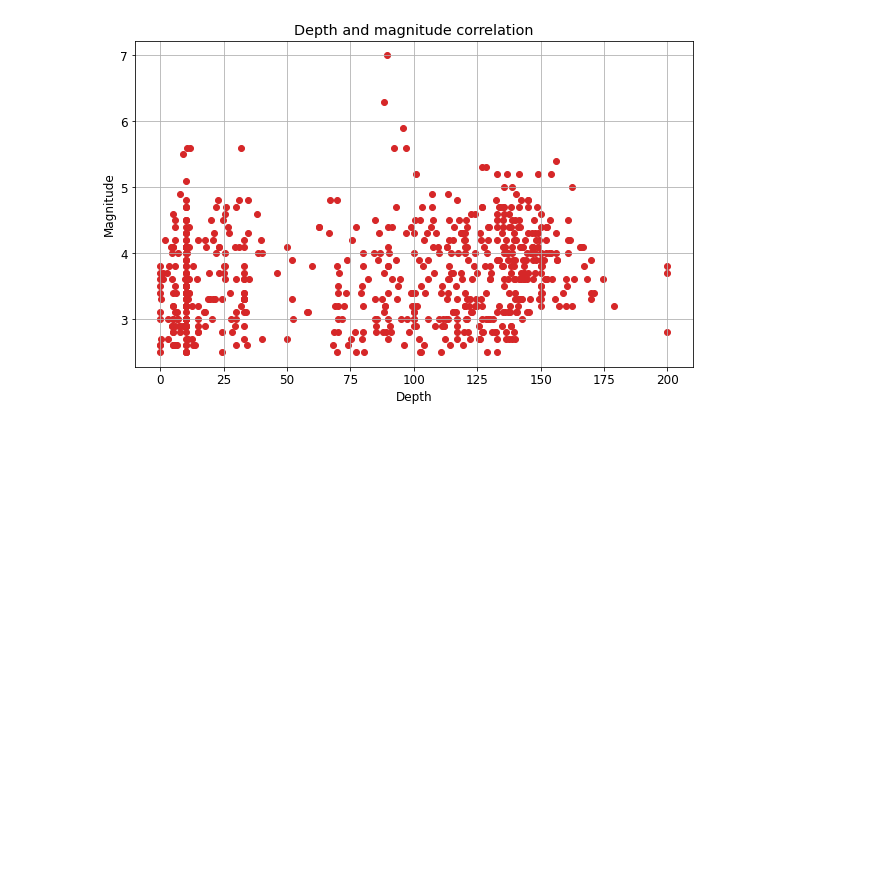
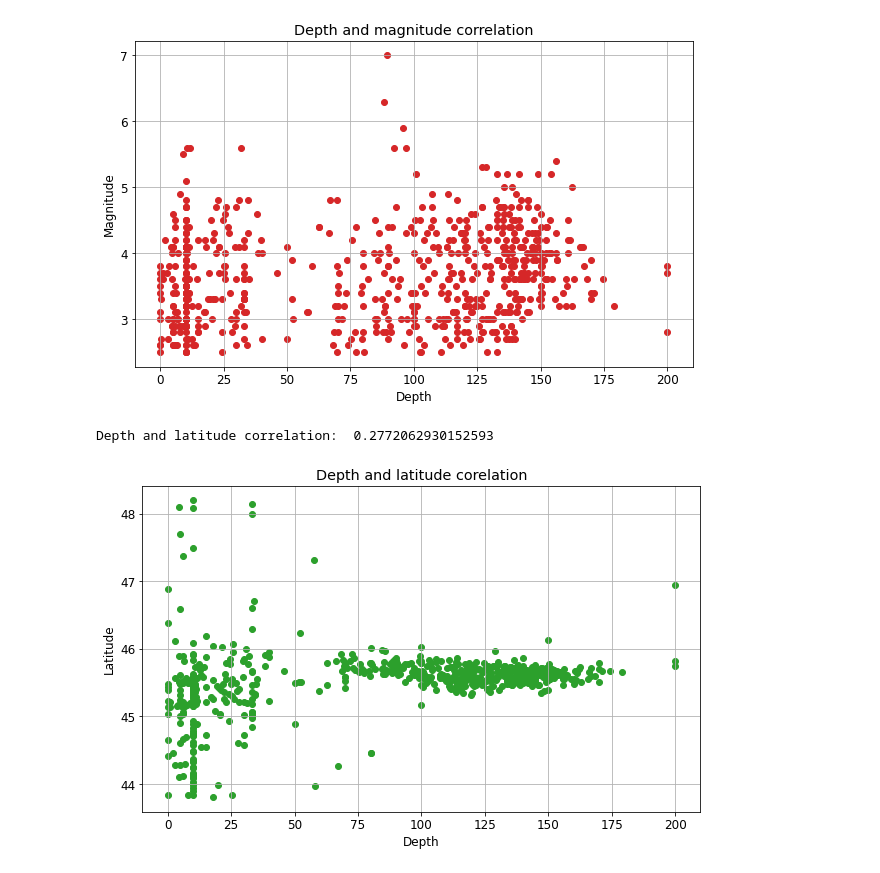
Before and after one commit to Irikos/infoVisualization, a Jupyter notebook: Romania Earthquakes - Exploratory data analysis.ipynb, the cells around one changed output. Cells and saved outputs as stored; diff of their text form; code cells hidden in the pictures; blank space fills up the shorter version.

Commit message:
add depth and latitute correlation

```diff
--- a/Romania Earthquakes - Exploratory data analysis.ipynb
+++ b/Romania Earthquakes - Exploratory data analysis.ipynb
@@ -159,3 +159,20 @@ print("Depth and magnitude correlation: ", correlation)
 # %% [output]
 Depth and magnitude correlation:  0.16901812241572492
 [figure]
+# %%
+fig, ax = plt.subplots(figsize=(10, 6))
+
+# Specify how our lines should look
+ax.scatter(df.depth, df.latitude, color='tab:green')
+
+# Same as above
+ax.set_xlabel('Depth')
+ax.set_ylabel('Latitude')
+ax.set_title('Depth and latitude correlation')
+ax.grid(True)
+
+correlation = df["depth"].corr(df["latitude"])
+print("Depth and latitude correlation: ", correlation)
+# %% [output]
+Depth and latitude correlation:  0.2772062930152593
+[figure, added]
```
